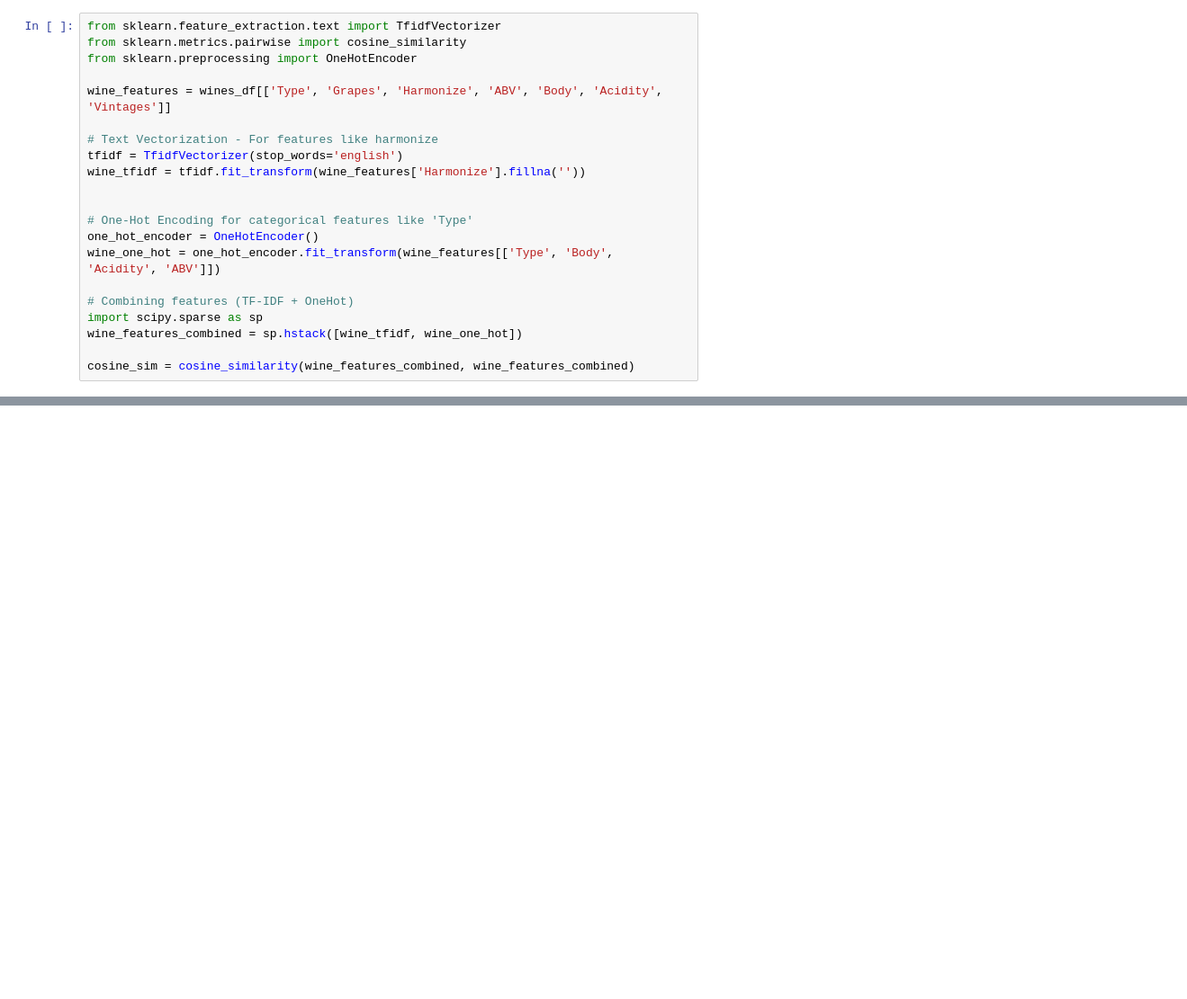
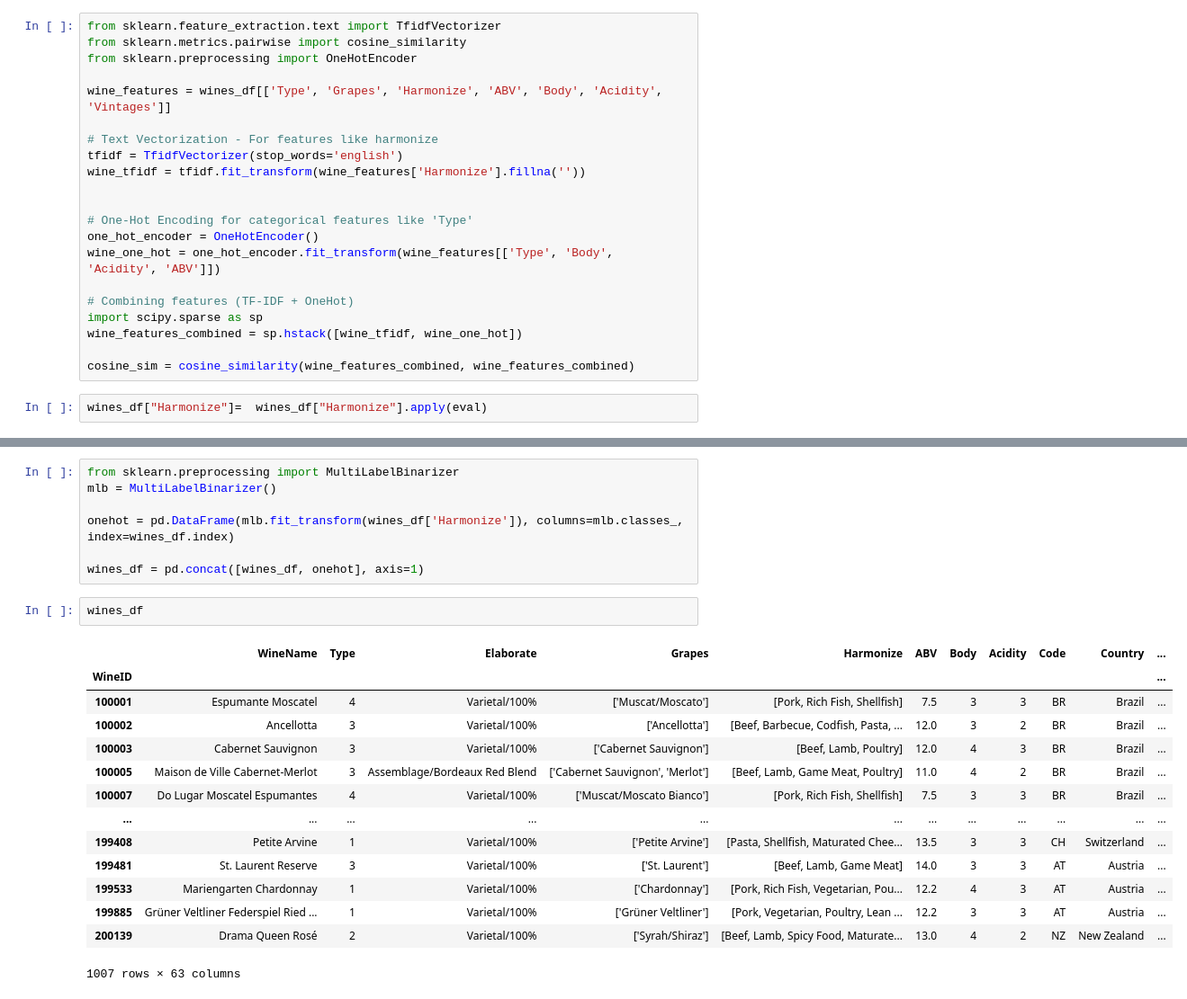
Before and after one commit to irrrrrrrrr/MAISE_RecSys_Group8_Ass, a Jupyter notebook: recSysTest.ipynb, the cells around one changed output, grey strips where cells are left out. Shown: that part at 90% size. Saved outputs shown, nothing was run; the diff lists cells and outputs as text; blank space fills up the shorter version.

Commit message:
OneHotEncoding for Harmonize in wines_df

```diff
--- a/recSysTest.ipynb
+++ b/recSysTest.ipynb
@@ -83,3 +84,5 @@ import scipy.sparse as sp
 wine_features_combined = sp.hstack([wine_tfidf, wine_one_hot])
 
 cosine_sim = cosine_similarity(wine_features_combined, wine_features_combined)
+# %%
+wines_df["Harmonize"]=  wines_df["Harmonize"].apply(eval)
@@ -86,3 +105,27 @@ cosine_sim = cosine_similarity(wine_features_combined, wine_features_combined)
+# %%
+from sklearn.preprocessing import MultiLabelBinarizer
+mlb = MultiLabelBinarizer()
+
+onehot = pd.DataFrame(mlb.fit_transform(wines_df['Harmonize']), columns=mlb.classes_, index=wines_df.index)
+
+wines_df = pd.concat([wines_df, onehot], axis=1)
+# %%
+wines_df
+# %% [output]
+|  | WineName | Type | Elaborate | Grapes | Harmonize | ABV | Body | Acidity | Code | Country | ... |
+| WineID |  |  |  |  |  |  |  |  |  |  | ... |
+| 100001 | Espumante Moscatel | 4 | Varietal/100% | ['Muscat/Moscato'] | [Pork, Rich Fish, Shellfish] | 7.5 | 3 | 3 | BR | Brazil | ... |
+| 100002 | Ancellotta | 3 | Varietal/100% | ['Ancellotta'] | [Beef, Barbecue, Codfish, Pasta, ... | 12.0 | 3 | 2 | BR | Brazil | ... |
+| 100003 | Cabernet Sauvignon | 3 | Varietal/100% | ['Cabernet Sauvignon'] | [Beef, Lamb, Poultry] | 12.0 | 4 | 3 | BR | Brazil | ... |
+| 100005 | Maison de Ville Cabernet-Merlot | 3 | Assemblage/Bordeaux Red Blend | ['Cabernet Sauvignon', 'Merlot'] | [Beef, Lamb, Game Meat, Poultry] | 11.0 | 4 | 2 | BR | Brazil | ... |
+| 100007 | Do Lugar Moscatel Espumantes | 4 | Varietal/100% | ['Muscat/Moscato Bianco'] | [Pork, Rich Fish, Shellfish] | 7.5 | 3 | 3 | BR | Brazil | ... |
+| ... | ... | ... | ... | ... | ... | ... | ... | ... | ... | ... | ... |
+| 199408 | Petite Arvine | 1 | Varietal/100% | ['Petite Arvine'] | [Pasta, Shellfish, Maturated Chee... | 13.5 | 3 | 3 | CH | Switzerland | ... |
+| 199481 | St. Laurent Reserve | 3 | Varietal/100% | ['St. Laurent'] | [Beef, Lamb, Game Meat] | 14.0 | 3 | 3 | AT | Austria | ... |
+| 199533 | Mariengarten Chardonnay | 1 | Varietal/100% | ['Chardonnay'] | [Pork, Rich Fish, Vegetarian, Pou... | 12.2 | 4 | 3 | AT | Austria | ... |
+| 199885 | Grüner Veltliner Federspiel Ried ... | 1 | Varietal/100% | ['Grüner Veltliner'] | [Pork, Vegetarian, Poultry, Lean ... | 12.2 | 3 | 3 | AT | Austria | ... |
+| 200139 | Drama Queen Rosé | 2 | Varietal/100% | ['Syrah/Shiraz'] | [Beef, Lamb, Spicy Food, Maturate... | 13.0 | 4 | 2 | NZ | New Zealand | ... |
+1007 rows × 63 columns
 # %%
 #FOR WINE NAME
 
```
Also changed, not shown: parts of 4 cells of this notebook, 1 other file.
